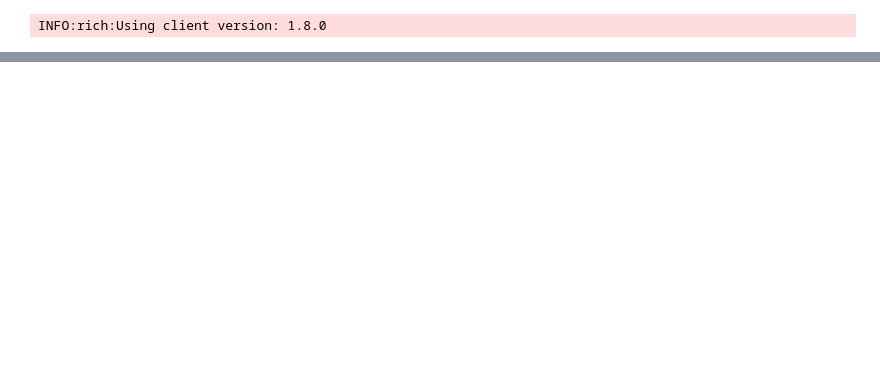
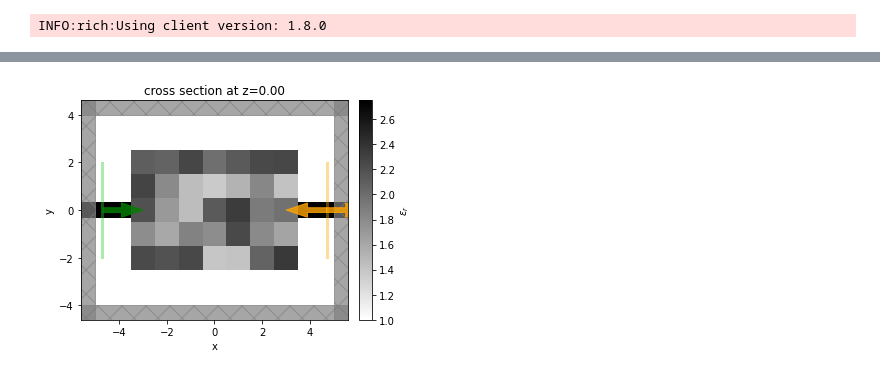
Before and after one commit to flexcompute-readthedocs/tidy3d-docs, a Jupyter notebook: docs/source/notebooks/OptimizeModeConvert.ipynb, the cells around one changed output, grey strips where cells are left out. Cells and saved outputs as stored; diff of their text form; code cells hidden in the pictures; blank space fills up the shorter version.

```diff
--- a/docs/source/notebooks/OptimizeModeConvert.ipynb
+++ b/docs/source/notebooks/OptimizeModeConvert.ipynb
@@ -175,7 +177,7 @@ def J(*eps_boxes) -> float:
 # %%
 dJ_fn = value_and_grad(J, argnums=tuple(range(num_cells)))
 # %%
-power, grad_eps = dJ_fn(*eps_boxes)
-grad_scaled = np.array(grad_eps).copy() * (dl / k0)**3
-print(f"measured power = {power:.2e}")
-print(f"norm of gradient = {np.linalg.norm(grad_scaled):.2e}")
+# power, grad_eps = dJ_fn(*eps_boxes)
+# grad_scaled = np.array(grad_eps).copy() * (dl / k0)**3
+# print(f"measured power = {power:.2e}")
+# print(f"norm of gradient = {np.linalg.norm(grad_scaled):.2e}")
@@ -188,14 +184,14 @@ measured power = 6.57e-02
 # %%
-step_size = 0.5
-num_steps = 10
+step_size = 0.3
+num_steps = 6
 
 td.config.logging_level = "warning"
 
 Js = []
 
-def step(eps_boxes: np.ndarray) -> np.ndarray:
+def step(eps_boxes: np.ndarray, step_num:int=None) -> np.ndarray:
     eps_boxes_list = eps_boxes.tolist()
-    power, grad_eps = dJ_fn(*eps_boxes_list)
+    power, grad_eps = dJ_fn(*eps_boxes_list, step_num=step_num)
     print(f"\tpower = {power:.4e}")
     Js.append(power)
     grad_scaled = np.array(grad_eps).copy() * (dl / k0)**3
@@ -206,7 +202,7 @@ def step(eps_boxes: np.ndarray) -> np.ndarray:
 eps_boxes_arr = np.array(eps_boxes)
 for step_num in range(num_steps):
     print(f"at step {(step_num + 1)}:")
-    eps_boxes_arr = step(eps_boxes_arr)
+    eps_boxes_arr = step(eps_boxes_arr, step_num=step_num+1)
 # %% [output]
 [interactive output not drawn]
 [interactive output not drawn]
@@ -214,0 +211,4 @@ for step_num in range(num_steps):
+# %%
+for step_num in range(num_steps, 3*num_steps):
+    print(f"at step {(step_num + 1)}:")
+    eps_boxes_arr = step(eps_boxes_arr, step_num=step_num+1)
@@ -222,0 +228,6 @@ plt.show()
+# %%
+sim = make_sim(*eps_boxes_arr.tolist())
+# %%
+sim.to_simulation()[0].plot_eps(z=0)
+# %% [output]
+[figure, added]
```
Also changed, not shown: parts of 10 cells of this notebook, 2 other files.
